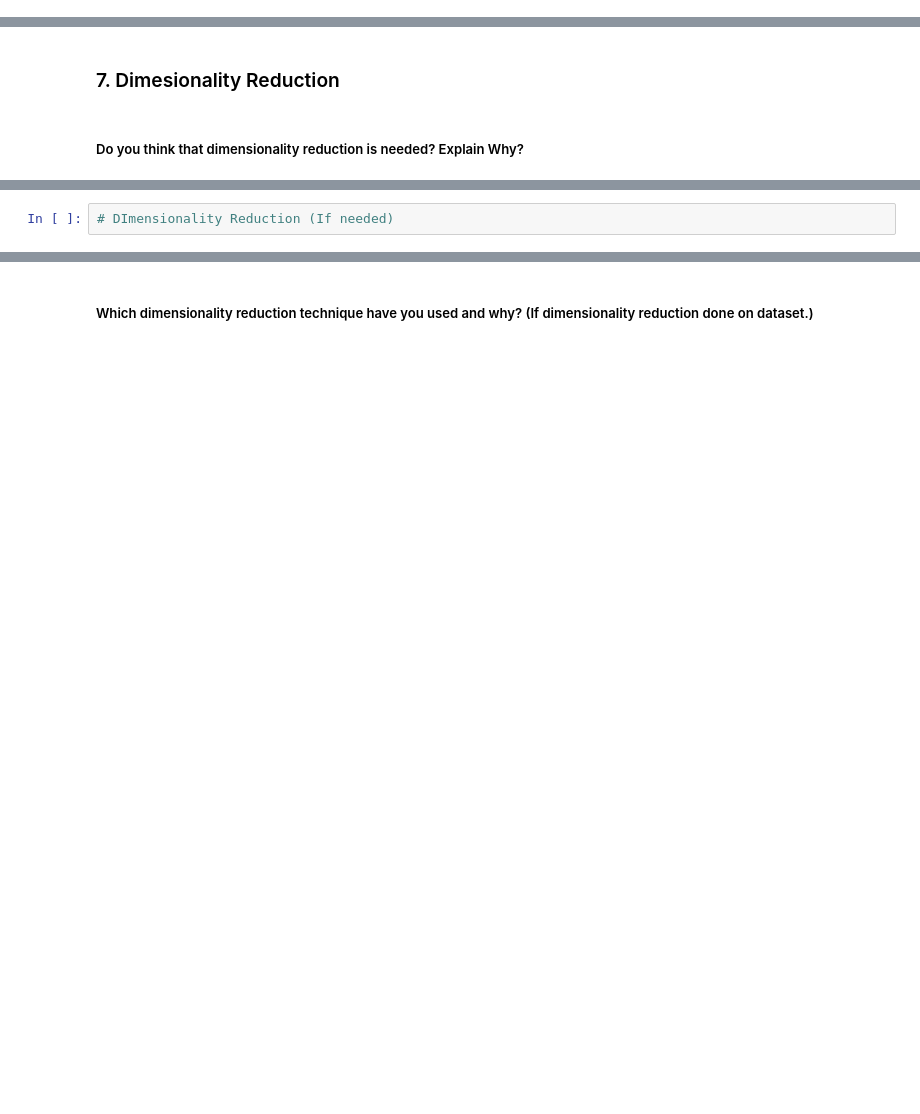
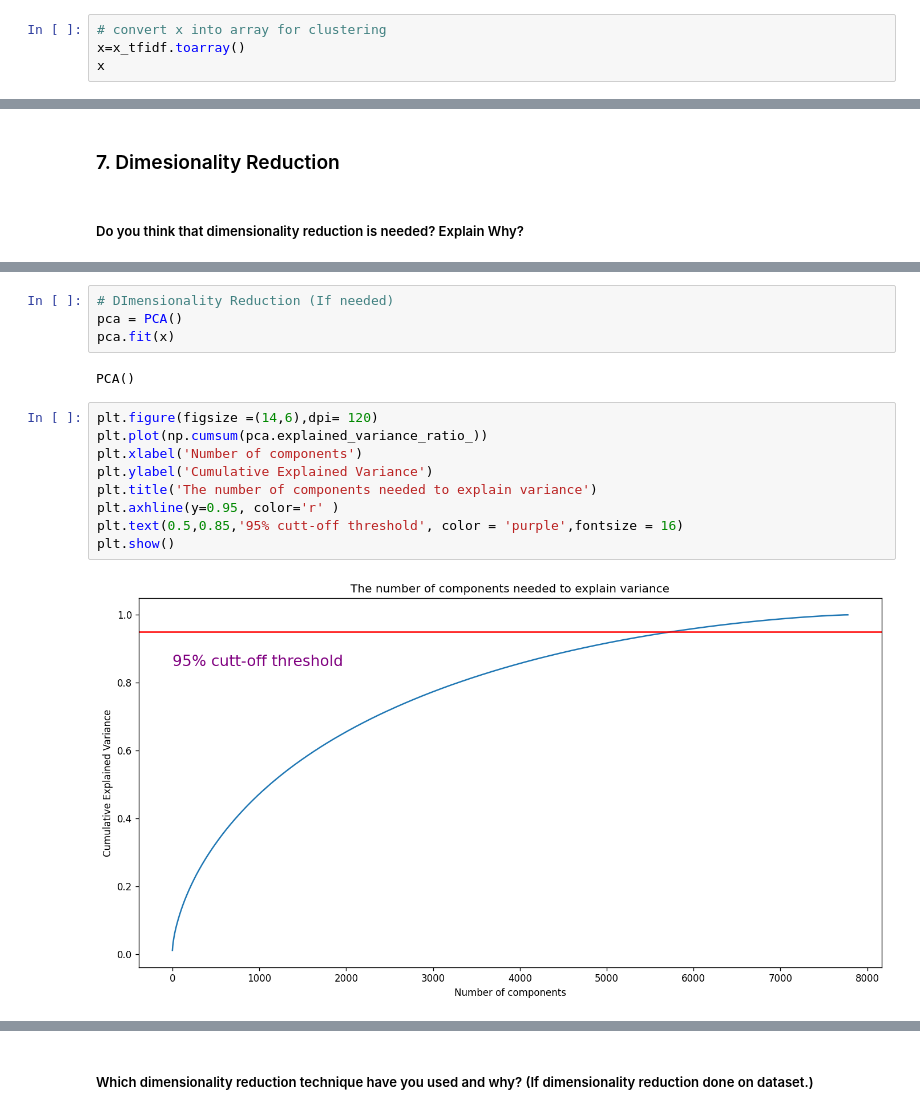
Before and after one commit to sanidhya1996/Unsupervised-ML., a Jupyter notebook: NETFLIX_MOVIES_AND_TV_SHOWS_CLUSTERING.ipynb, the cells around one changed output, grey strips where cells are left out. Drawn from its saved outputs; the diff is of its cells as text; blank space fills up the shorter version.

```diff
--- a/NETFLIX_MOVIES_AND_TV_SHOWS_CLUSTERING.ipynb
+++ b/NETFLIX_MOVIES_AND_TV_SHOWS_CLUSTERING.ipynb
@@ -1387,3 +1387,7 @@ x_tfidf = t_vectorizer.fit_transform(bag_of_words)
 x_tfidf.shape
 # %% [output]
 (7777, 20000)
+# %%
+# convert x into array for clustering
+x=x_tfidf.toarray()
+x
@@ -1430,2 +1495,17 @@ Answer Here.
 # %%
 # DImensionality Reduction (If needed)
+pca = PCA()
+pca.fit(x)
+# %% [output]
+PCA()
+# %%
+plt.figure(figsize =(14,6),dpi= 120)
+plt.plot(np.cumsum(pca.explained_variance_ratio_))
+plt.xlabel('Number of components')
+plt.ylabel('Cumulative Explained Variance')
+plt.title('The number of components needed to explain variance')
+plt.axhline(y=0.95, color='r' )
+plt.text(0.5,0.85,'95% cutt-off threshold', color = 'purple',fontsize = 16)
+plt.show()
+# %% [output]
+[figure, added]
```
Also changed, not shown: parts of 38 cells of this notebook.
